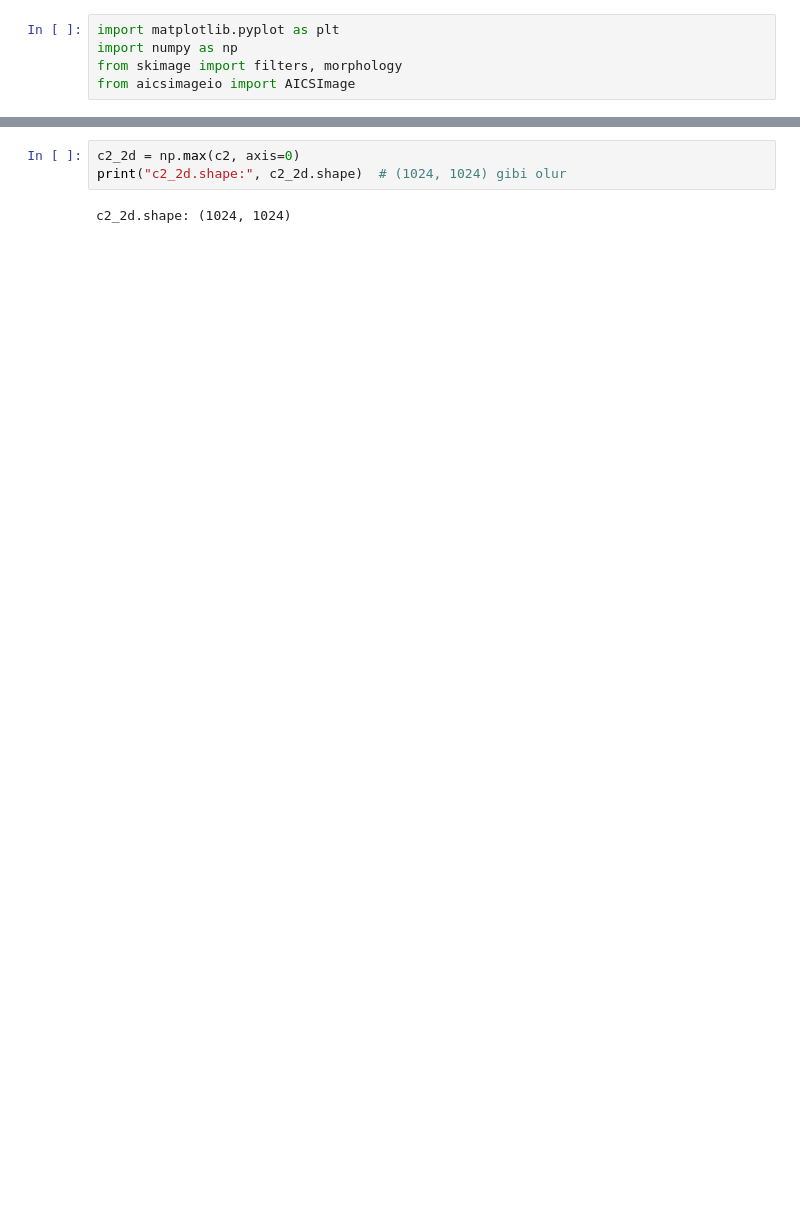
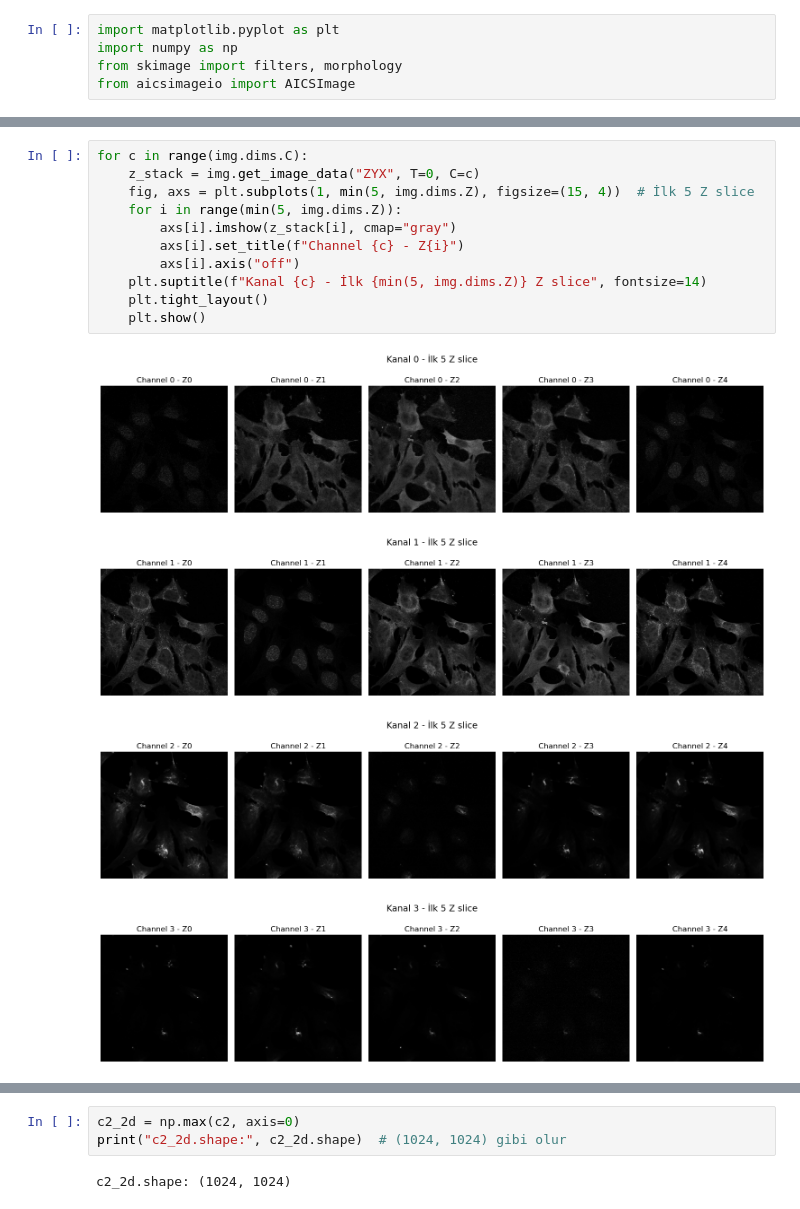
Before and after one commit to yunusemre002/afstudeerproject, a Jupyter notebook: codes_yunus/cellpose.ipynb, the cells around one changed output, grey strips where cells are left out. Saved outputs shown, nothing was run; the diff lists cells and outputs as text; blank space fills up the shorter version.

```diff
--- a/codes_yunus/cellpose.ipynb
+++ b/codes_yunus/cellpose.ipynb
@@ -14,0 +24,16 @@ img.dask_data  # Dask chunks fall on tile boundaries, pull YX chunks out of the
+# %%
+for c in range(img.dims.C):
+    z_stack = img.get_image_data("ZYX", T=0, C=c)
+    fig, axs = plt.subplots(1, min(5, img.dims.Z), figsize=(15, 4))  # İlk 5 Z slice
+    for i in range(min(5, img.dims.Z)):
+        axs[i].imshow(z_stack[i], cmap="gray")
+        axs[i].set_title(f"Channel {c} - Z{i}")
+        axs[i].axis("off")
+    plt.suptitle(f"Kanal {c} - İlk {min(5, img.dims.Z)} Z slice", fontsize=14)
+    plt.tight_layout()
+    plt.show()
+# %% [output]
+[figure, added]
+[figure, added]
+[figure, added]
+[figure, added]
```
Also changed, not shown: parts of 10 cells of this notebook, 4 other files.
